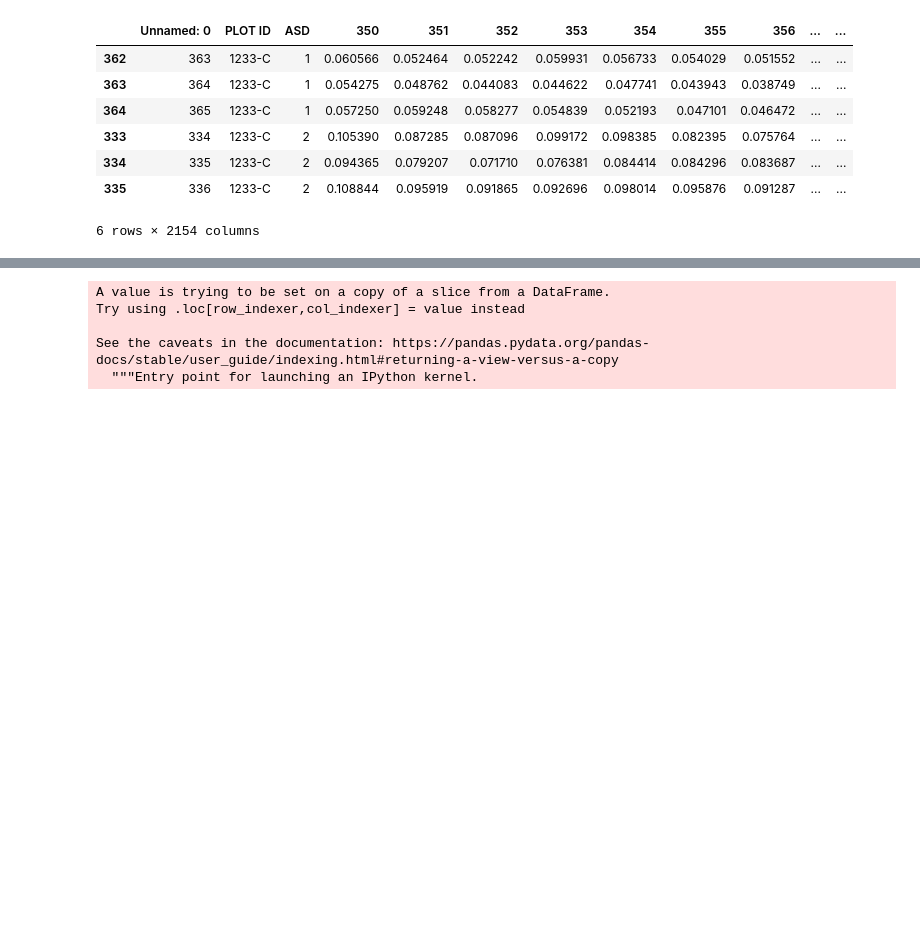
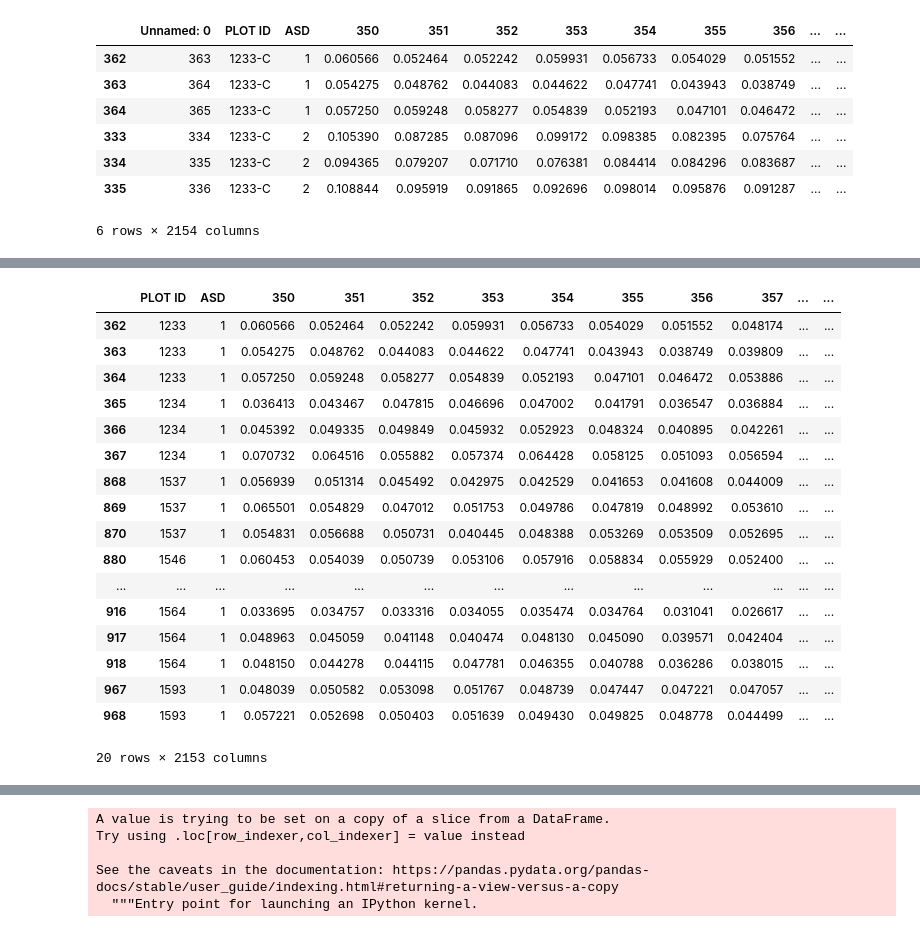
Before and after one commit to distip/GEM_v2, a Jupyter notebook: Extractionofcalplots.ipynb, the cells around one changed output, grey strips where cells are left out. Cells and saved outputs as stored; diff of their text form; code cells hidden in the pictures; blank space fills up the shorter version.

```diff
--- a/Extractionofcalplots.ipynb
+++ b/Extractionofcalplots.ipynb
@@ -112,0 +123,32 @@ calibration.loc[calibration['PLOT ID'] == '1233-C']
+# %%
+ids = []
+for i in calibration['PLOT ID']:
+    a=i[0:4]
+    ids.append(a)
+# %%
+calibration.drop('PLOT ID', axis=1, inplace= True)
+# %%
+calibration.insert(1, 'PLOT ID', ids)
+# %%
+calibration.drop('Unnamed: 0', axis=1 , inplace=True)
+# %%
+calibration.head(20)
+# %% [output]
+|  | PLOT ID | ASD | 350 | 351 | 352 | 353 | 354 | 355 | 356 | 357 | ... | ... |
+| 362 | 1233 | 1 | 0.060566 | 0.052464 | 0.052242 | 0.059931 | 0.056733 | 0.054029 | 0.051552 | 0.048174 | ... | ... |
+| 363 | 1233 | 1 | 0.054275 | 0.048762 | 0.044083 | 0.044622 | 0.047741 | 0.043943 | 0.038749 | 0.039809 | ... | ... |
+| 364 | 1233 | 1 | 0.057250 | 0.059248 | 0.058277 | 0.054839 | 0.052193 | 0.047101 | 0.046472 | 0.053886 | ... | ... |
+| 365 | 1234 | 1 | 0.036413 | 0.043467 | 0.047815 | 0.046696 | 0.047002 | 0.041791 | 0.036547 | 0.036884 | ... | ... |
+| 366 | 1234 | 1 | 0.045392 | 0.049335 | 0.049849 | 0.045932 | 0.052923 | 0.048324 | 0.040895 | 0.042261 | ... | ... |
+| 367 | 1234 | 1 | 0.070732 | 0.064516 | 0.055882 | 0.057374 | 0.064428 | 0.058125 | 0.051093 | 0.056594 | ... | ... |
+| 868 | 1537 | 1 | 0.056939 | 0.051314 | 0.045492 | 0.042975 | 0.042529 | 0.041653 | 0.041608 | 0.044009 | ... | ... |
+| 869 | 1537 | 1 | 0.065501 | 0.054829 | 0.047012 | 0.051753 | 0.049786 | 0.047819 | 0.048992 | 0.053610 | ... | ... |
+| 870 | 1537 | 1 | 0.054831 | 0.056688 | 0.050731 | 0.040445 | 0.048388 | 0.053269 | 0.053509 | 0.052695 | ... | ... |
+| 880 | 1546 | 1 | 0.060453 | 0.054039 | 0.050739 | 0.053106 | 0.057916 | 0.058834 | 0.055929 | 0.052400 | ... | ... |
+| ... | ... | ... | ... | ... | ... | ... | ... | ... | ... | ... | ... | ... |
+| 916 | 1564 | 1 | 0.033695 | 0.034757 | 0.033316 | 0.034055 | 0.035474 | 0.034764 | 0.031041 | 0.026617 | ... | ... |
+| 917 | 1564 | 1 | 0.048963 | 0.045059 | 0.041148 | 0.040474 | 0.048130 | 0.045090 | 0.039571 | 0.042404 | ... | ... |
+| 918 | 1564 | 1 | 0.048150 | 0.044278 | 0.044115 | 0.047781 | 0.046355 | 0.040788 | 0.036286 | 0.038015 | ... | ... |
+| 967 | 1593 | 1 | 0.048039 | 0.050582 | 0.053098 | 0.051767 | 0.048739 | 0.047447 | 0.047221 | 0.047057 | ... | ... |
+| 968 | 1593 | 1 | 0.057221 | 0.052698 | 0.050403 | 0.051639 | 0.049430 | 0.049825 | 0.048778 | 0.044499 | ... | ... |
+20 rows × 2153 columns
```
Also changed, not shown: parts of 10 cells of this notebook, 2 other files.
